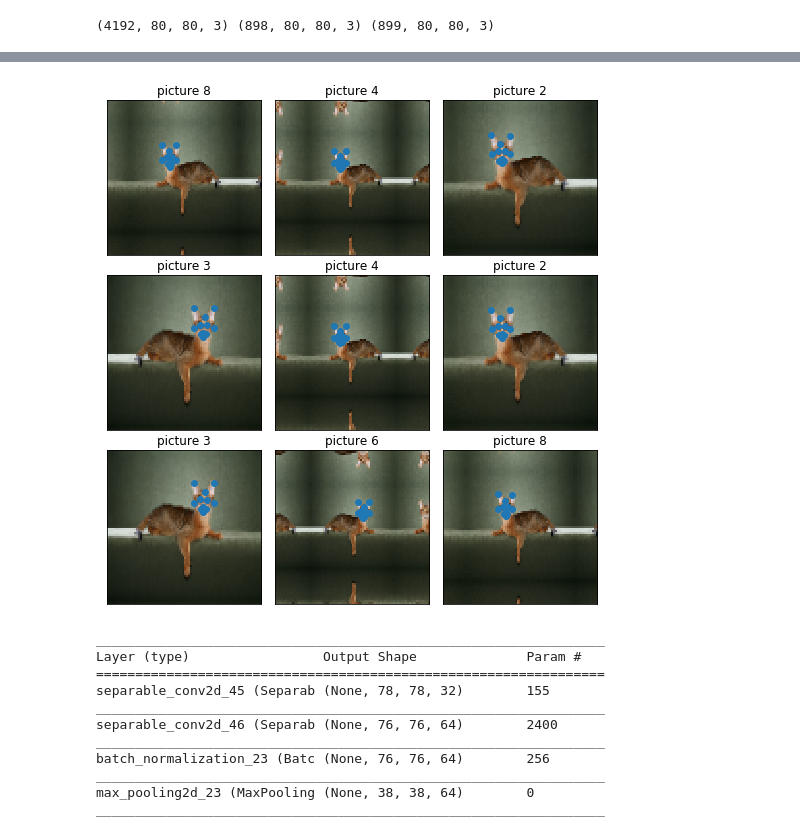
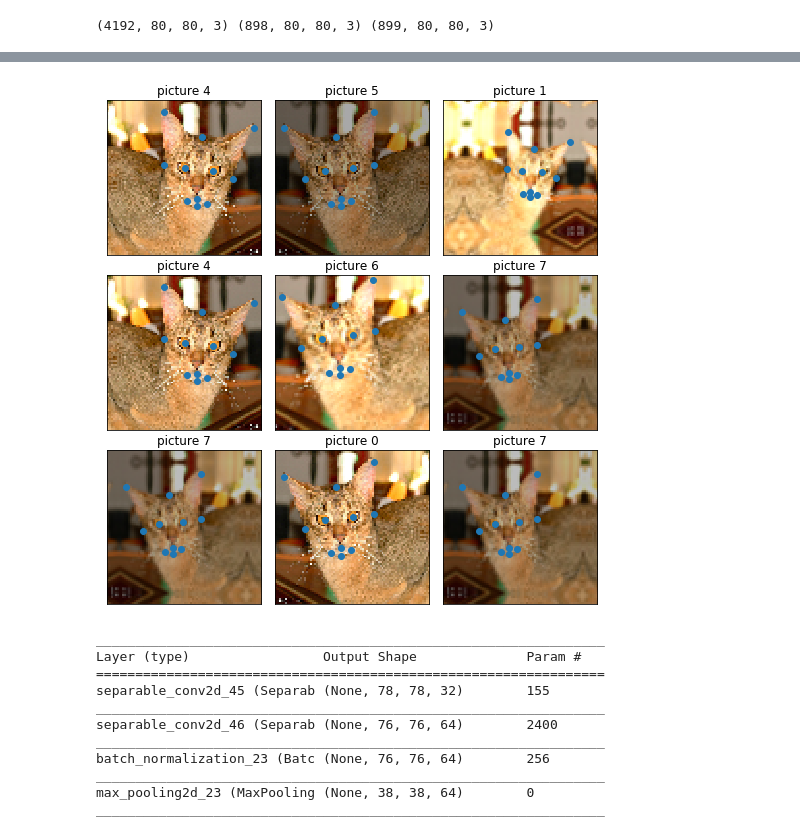
Before and after one commit to HenryDashwood/facial-features-detector, a Jupyter notebook: code/facial_keypoints.ipynb, the cells around one changed output, grey strips where cells are left out. Cells and saved outputs as stored; diff of their text form; code cells hidden in the pictures.

```diff
--- a/code/facial_keypoints.ipynb
+++ b/code/facial_keypoints.ipynb
@@ -50,9 +51,9 @@ plot_labelled_sample(X_train, y_train, 80, False)
 # %%
-for a, b in generator(X[0:1], y.iloc[0:1], 9, target_size):
+for a, b in generator(X[2:3], y.iloc[2:3], 9, target_size):
     plot_labelled_sample(a, b, target_size)
     break
 # %% [output]
-[figure, old version]
+[figure, new version]
 # %%
 model = MyModel()
 model.summary()
```
Also changed, not shown: parts of 3 cells of this notebook, 2 other files.
